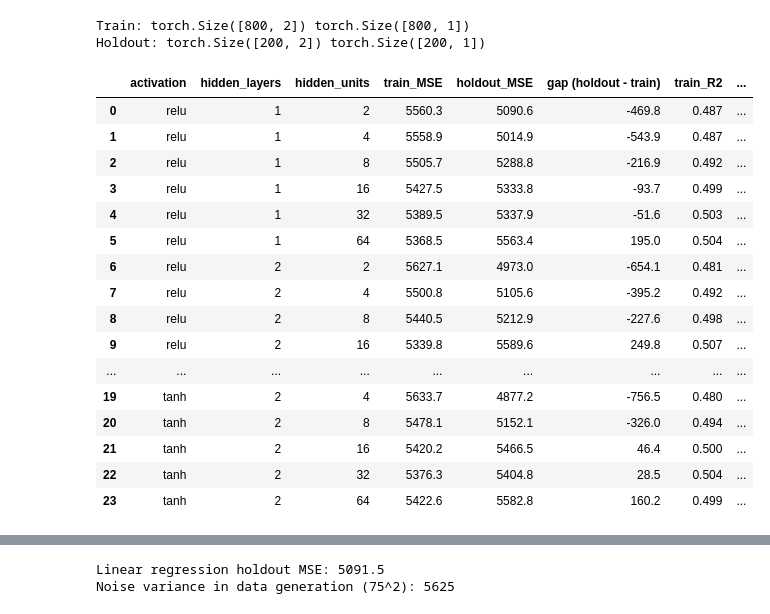
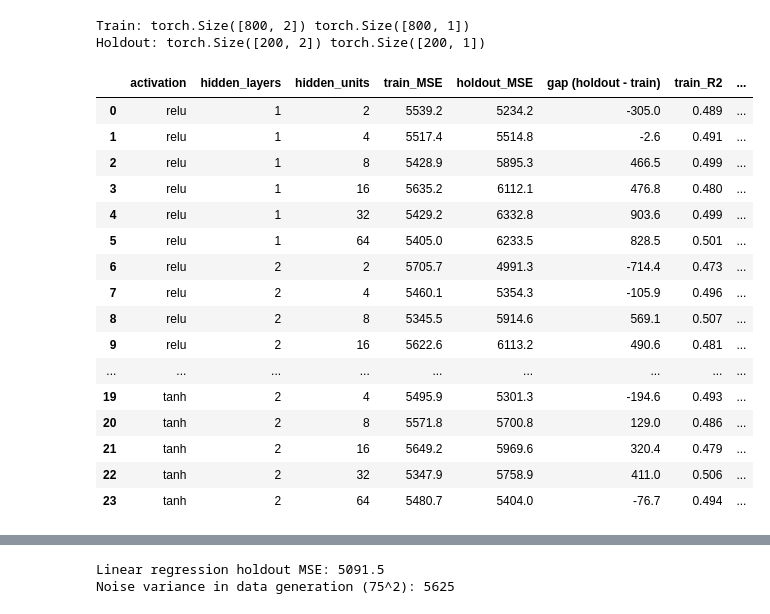
Before and after one commit to Ryanmh1024/machine_learning_lab01, a Jupyter notebook: 04_manual_mlps (1).ipynb, the cells around one changed output, grey strips where cells are left out. Saved outputs shown, nothing was run; the diff lists cells and outputs as text; code cells hidden in the pictures.

```diff
--- a/04_manual_mlps (1).ipynb
+++ b/04_manual_mlps (1).ipynb
@@ -93 +101,23 @@ X, y = make_moons(n_samples=1000, noise=0.2, random_state=42)
+# %%
+from sklearn.datasets import make_moons
+from sklearn.model_selection import train_test_split
+from sklearn.metrics import accuracy_score
+from sklearn.preprocessing import StandardScaler
+import torch
+import pandas as pd
+import matplotlib.pyplot as plt
+
+# Split first, then scale (fit the scaler on train only, to avoid data leakage)
+X, y = make_moons(n_samples=1000, noise=0.2, random_state=42)
+X_train, X_report, y_train, y_report = train_test_split(X, y, test_size=0.2, random_state=42)
+
+scaler = StandardScaler()
+X_train = scaler.fit_transform(X_train)
+X_report = scaler.transform(X_report)
+
+# Convert the data to PyTorch tensors (targets as (n, 1) columns to match forward())
+X_train = torch.tensor(X_train, dtype=torch.float32)
+y_train = torch.tensor(y_train, dtype=torch.float32).view(-1, 1)
+X_report = torch.tensor(X_report, dtype=torch.float32)
+y_report = torch.tensor(y_report, dtype=torch.float32).view(-1, 1)
 # %%
@@ -94,0 +263,21 @@ X, y = make_moons(n_samples=1000, noise=0.2, random_state=42)
+# %%
+# Grid: rows = (activation, n_layers) combos, columns = hidden sizes
+combos = [(a, n) for a in activations for n in (1, 2)]
+fig, axes = plt.subplots(len(combos), len(hidden_sizes),
+                         figsize=(3 * len(hidden_sizes), 2.5 * len(combos)),
+                         sharex=True, sharey=True)   # shared axes make panels comparable
+
+for r, (act, n) in enumerate(combos):
+    for c, h in enumerate(hidden_sizes):
+        m, ax = models[(act, n, h)], axes[r, c]
+        ax.plot(m.train_losses, label="train")
+        ax.plot(m.val_losses, label="holdout", linestyle="--")
+        if r == 0:
+            ax.set_title(f"{h} units")
+        if c == 0:
+            ax.set_ylabel(f"{act}, {n} layer(s)\nloss")
+
+axes[0, 0].legend()
+fig.supxlabel("Epoch")
+plt.tight_layout()
+plt.show()
@@ -244,50 +750,50 @@ class RegressionMLP:
 from sklearn.metrics import mean_squared_error, r2_score
 
 def evaluate(model, X_t, y_true_original):
     pred_s = model.predict(X_t).numpy()
     pred = y_scaler.inverse_transform(pred_s).ravel()
     return mean_squared_error(y_true_original, pred), r2_score(y_true_original, pred)
 
 hidden_units = [2, 4, 8, 16, 32, 64]
 results = []
 models = {}
 
 for activation in ["relu", "tanh"]:
     for n_layers in [1, 2]:
         for h in hidden_units:
             model = RegressionMLP(n_inputs=2, n_hidden=h, n_layers=n_layers, activation=activation)
-            model.fit(X_train_t, y_train_t, lr=0.01, epochs=200, batch_size=32,
+            model.fit(X_train_t, y_train_t, lr=0.01, epochs=200, batch_size=1,
                       X_val=X_test_t, y_val=y_test_t)
             tr_mse, tr_r2 = evaluate(model, X_train_t, y_train)
             te_mse, te_r2 = evaluate(model, X_test_t, y_test)
             results.append({
                 "activation": activation, "hidden_layers": n_layers, "hidden_units": h,
                 "train_MSE": round(tr_mse, 1), "holdout_MSE": round(te_mse, 1),
                 "gap (holdout - train)": round(te_mse - tr_mse, 1),
                 "train_R2": round(tr_r2, 3), "holdout_R2": round(te_r2, 3),
             })
             models[(activation, n_layers, h)] = model
 
 results_df = pd.DataFrame(results)
 results_df
 # %% [output]
 |  | activation | hidden_layers | hidden_units | train_MSE | holdout_MSE | gap (holdout - train) | train_R2 | ... |
-| 0 | relu | 1 | 2 | 5560.3 | 5090.6 | -469.8 | 0.487 | ... |
-| 1 | relu | 1 | 4 | 5558.9 | 5014.9 | -543.9 | 0.487 | ... |
-| 2 | relu | 1 | 8 | 5505.7 | 5288.8 | -216.9 | 0.492 | ... |
-| 3 | relu | 1 | 16 | 5427.5 | 5333.8 | -93.7 | 0.499 | ... |
-| 4 | relu | 1 | 32 | 5389.5 | 5337.9 | -51.6 | 0.503 | ... |
-| 5 | relu | 1 | 64 | 5368.5 | 5563.4 | 195.0 | 0.504 | ... |
-| 6 | relu | 2 | 2 | 5627.1 | 4973.0 | -654.1 | 0.481 | ... |
-| 7 | relu | 2 | 4 | 5500.8 | 5105.6 | -395.2 | 0.492 | ... |
-| 8 | relu | 2 | 8 | 5440.5 | 5212.9 | -227.6 | 0.498 | ... |
-| 9 | relu | 2 | 16 | 5339.8 | 5589.6 | 249.8 | 0.507 | ... |
+| 0 | relu | 1 | 2 | 5539.2 | 5234.2 | -305.0 | 0.489 | ... |
+| 1 | relu | 1 | 4 | 5517.4 | 5514.8 | -2.6 | 0.491 | ... |
+| 2 | relu | 1 | 8 | 5428.9 | 5895.3 | 466.5 | 0.499 | ... |
+| 3 | relu | 1 | 16 | 5635.2 | 6112.1 | 476.8 | 0.480 | ... |
+| 4 | relu | 1 | 32 | 5429.2 | 6332.8 | 903.6 | 0.499 | ... |
+| 5 | relu | 1 | 64 | 5405.0 | 6233.5 | 828.5 | 0.501 | ... |
+| 6 | relu | 2 | 2 | 5705.7 | 4991.3 | -714.4 | 0.473 | ... |
+| 7 | relu | 2 | 4 | 5460.1 | 5354.3 | -105.9 | 0.496 | ... |
+| 8 | relu | 2 | 8 | 5345.5 | 5914.6 | 569.1 | 0.507 | ... |
+| 9 | relu | 2 | 16 | 5622.6 | 6113.2 | 490.6 | 0.481 | ... |
 | ... | ... | ... | ... | ... | ... | ... | ... | ... |
-| 19 | tanh | 2 | 4 | 5633.7 | 4877.2 | -756.5 | 0.480 | ... |
-| 20 | tanh | 2 | 8 | 5478.1 | 5152.1 | -326.0 | 0.494 | ... |
-| 21 | tanh | 2 | 16 | 5420.2 | 5466.5 | 46.4 | 0.500 | ... |
-| 22 | tanh | 2 | 32 | 5376.3 | 5404.8 | 28.5 | 0.504 | ... |
-| 23 | tanh | 2 | 64 | 5422.6 | 5582.8 | 160.2 | 0.499 | ... |
+| 19 | tanh | 2 | 4 | 5495.9 | 5301.3 | -194.6 | 0.493 | ... |
+| 20 | tanh | 2 | 8 | 5571.8 | 5700.8 | 129.0 | 0.486 | ... |
+| 21 | tanh | 2 | 16 | 5649.2 | 5969.6 | 320.4 | 0.479 | ... |
+| 22 | tanh | 2 | 32 | 5347.9 | 5758.9 | 411.0 | 0.506 | ... |
+| 23 | tanh | 2 | 64 | 5480.7 | 5404.0 | -76.7 | 0.494 | ... |
 # %%
 pivot = results_df.pivot_table(index="hidden_units",
                                columns=["activation", "hidden_layers"],
```
Also changed, not shown: parts of 25 cells of this notebook, 1 other file.
